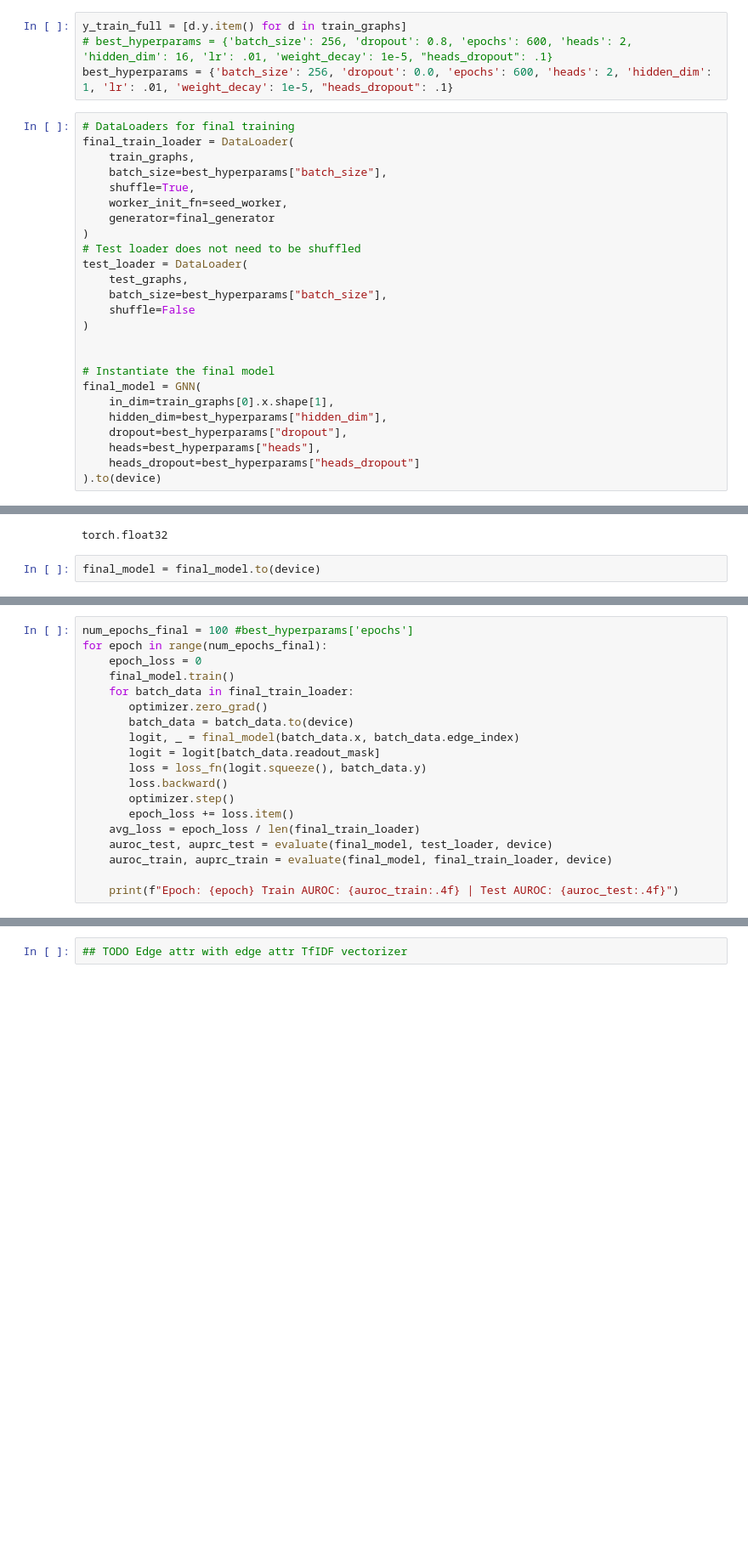
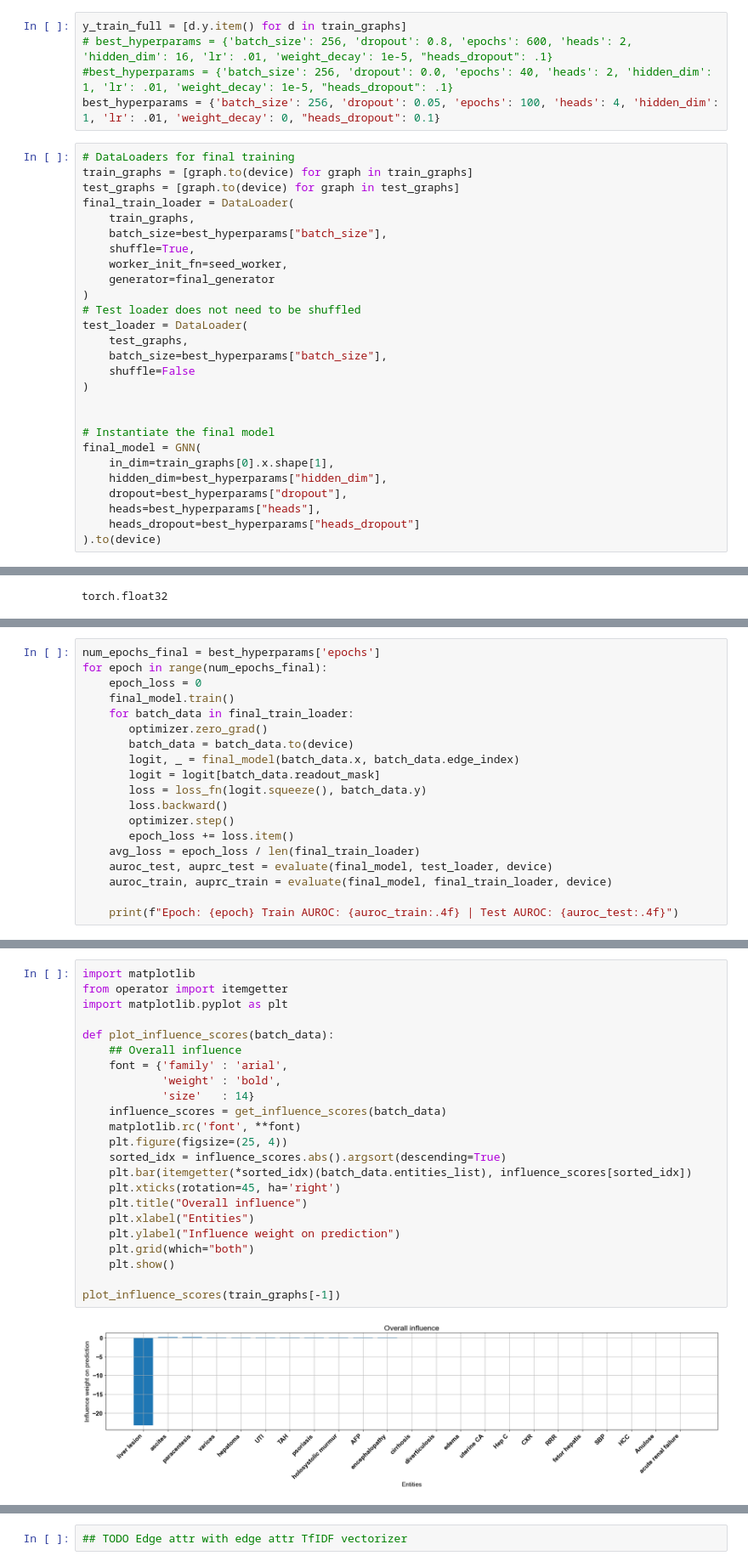
Before and after one commit to danielwalke/KARDIA, a Jupyter notebook: mimic/read/kg_gnn.ipynb, the cells around one changed output, grey strips where cells are left out. Shown: that part at 85% size. Saved outputs shown, nothing was run; the diff lists cells and outputs as text; blank space fills up the shorter version.

```diff
--- a/mimic/read/kg_gnn.ipynb
+++ b/mimic/read/kg_gnn.ipynb
@@ -231,9 +264,12 @@ space = {
 # %%
 y_train_full = [d.y.item() for d in train_graphs]
 # best_hyperparams = {'batch_size': 256, 'dropout': 0.8, 'epochs': 600, 'heads': 2, 'hidden_dim': 16, 'lr': .01, 'weight_decay': 1e-5, "heads_dropout": .1}
-best_hyperparams = {'batch_size': 256, 'dropout': 0.0, 'epochs': 600, 'heads': 2, 'hidden_dim': 1, 'lr': .01, 'weight_decay': 1e-5, "heads_dropout": .1}
+#best_hyperparams = {'batch_size': 256, 'dropout': 0.0, 'epochs': 40, 'heads': 2, 'hidden_dim': 1, 'lr': .01, 'weight_decay': 1e-5, "heads_dropout": .1}
+best_hyperparams = {'batch_size': 256, 'dropout': 0.05, 'epochs': 100, 'heads': 4, 'hidden_dim': 1, 'lr': .01, 'weight_decay': 0, "heads_dropout": 0.1}
 # %%
 # DataLoaders for final training
+train_graphs = [graph.to(device) for graph in train_graphs]
+test_graphs = [graph.to(device) for graph in test_graphs]
 final_train_loader = DataLoader(
     train_graphs,
     batch_size=best_hyperparams["batch_size"],
@@ -271,5 +307,3 @@ loss_fn = torch.nn.BCEWithLogitsLoss(pos_weight=torch.tensor([pos_weight], devic
 train_graphs[0].x.dtype
 # %% [output]
 torch.float32
-# %%
-final_model = final_model.to(device)
@@ -276,5 +312,5 @@ final_model = final_model.to(device)
 # %%
-num_epochs_final = 100 #best_hyperparams['epochs']
+num_epochs_final = best_hyperparams['epochs']
 for epoch in range(num_epochs_final):
     epoch_loss = 0
     final_model.train()
@@ -319,0 +410,25 @@ torch.Size([27, 8303])
+# %%
+import matplotlib
+from operator import itemgetter
+import matplotlib.pyplot as plt
+
+def plot_influence_scores(batch_data):
+    ## Overall influence
+    font = {'family' : 'arial',
+            'weight' : 'bold',
+            'size'   : 14}
+    influence_scores = get_influence_scores(batch_data)
+    matplotlib.rc('font', **font)
+    plt.figure(figsize=(25, 4))
+    sorted_idx = influence_scores.abs().argsort(descending=True)
+    plt.bar(itemgetter(*sorted_idx)(batch_data.entities_list), influence_scores[sorted_idx])
+    plt.xticks(rotation=45, ha='right')
+    plt.title("Overall influence")
+    plt.xlabel("Entities")
+    plt.ylabel("Influence weight on prediction")
+    plt.grid(which="both")
+    plt.show()
+
+plot_influence_scores(train_graphs[-1])
+# %% [output]
+[figure, added]
```
Also changed, not shown: parts of 82 cells of this notebook, 4 other files.
